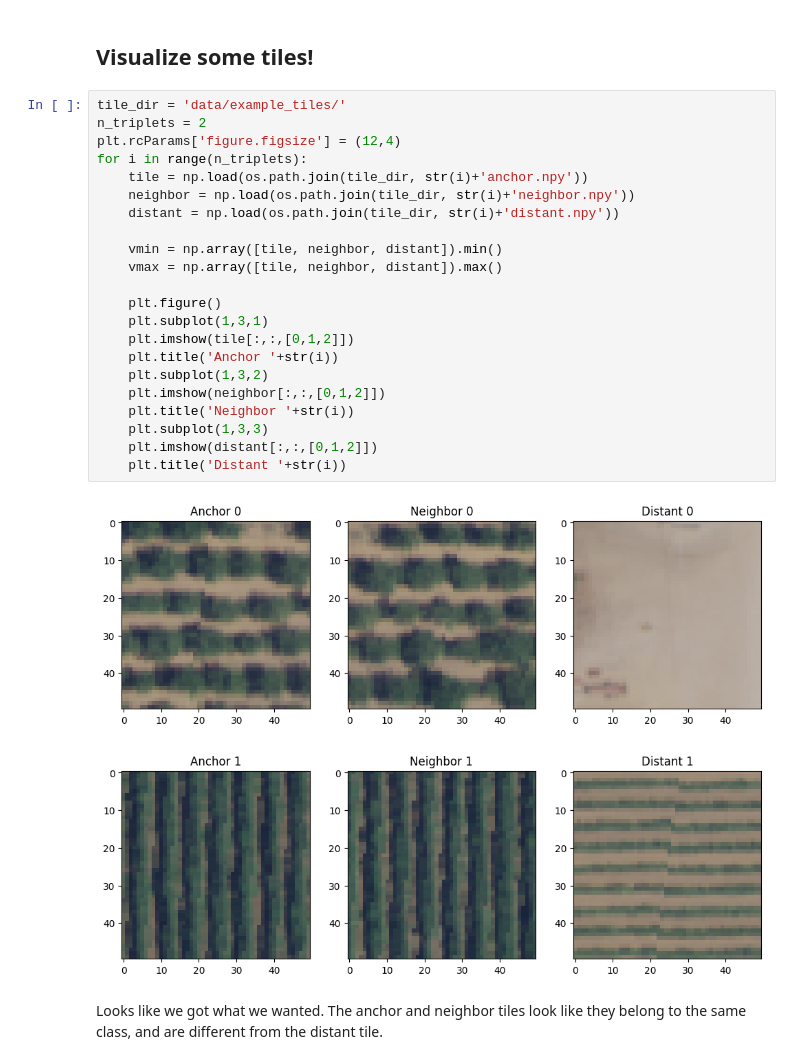
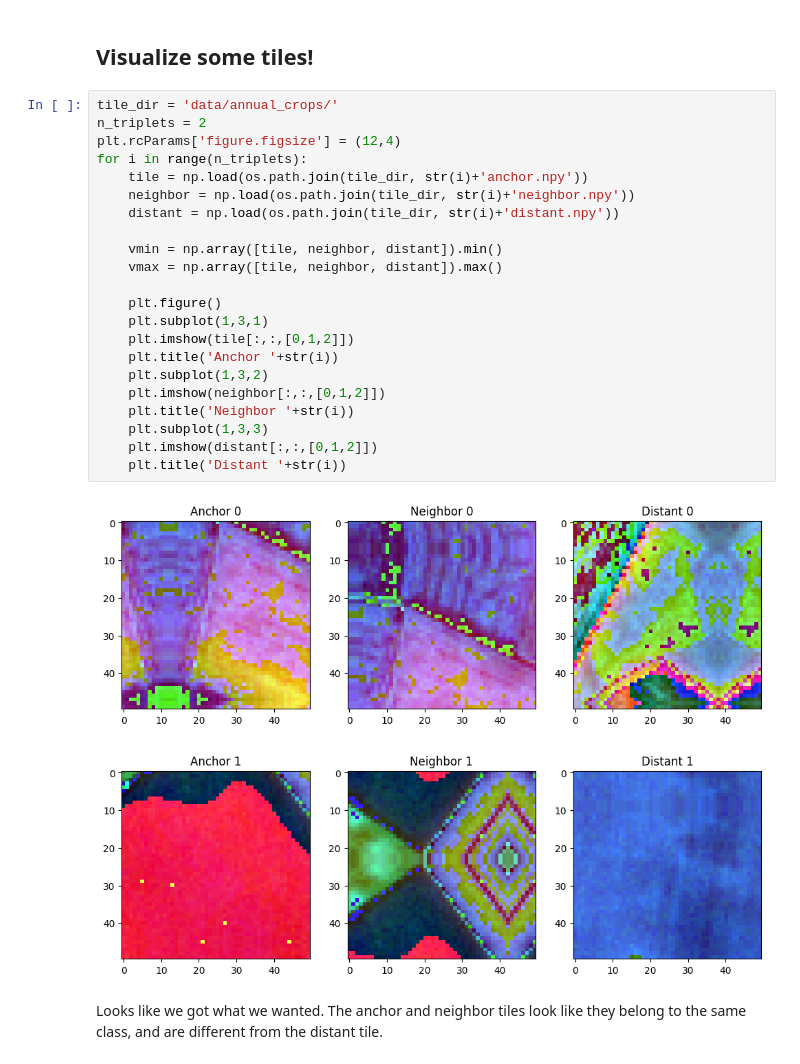
Before and after one commit to Fersoil/tile2vec, a Jupyter notebook: Example 1 - Sampling triplets.ipynb, the cells around one changed output. Drawn from its saved outputs; the diff is of its cells as text.

```diff
--- a/Example 1 - Sampling triplets.ipynb
+++ b/Example 1 - Sampling triplets.ipynb
@@ -73,29 +77,29 @@ Sampling image 0.tif
 # %% [markdown]
 ## Visualize some tiles!
 # %%
-tile_dir = 'data/example_tiles/'
+tile_dir = 'data/annual_crops/'
 n_triplets = 2
 plt.rcParams['figure.figsize'] = (12,4)
 for i in range(n_triplets):
     tile = np.load(os.path.join(tile_dir, str(i)+'anchor.npy'))
     neighbor = np.load(os.path.join(tile_dir, str(i)+'neighbor.npy'))
     distant = np.load(os.path.join(tile_dir, str(i)+'distant.npy'))
 
     vmin = np.array([tile, neighbor, distant]).min()
     vmax = np.array([tile, neighbor, distant]).max()
 
     plt.figure()
     plt.subplot(1,3,1)
     plt.imshow(tile[:,:,[0,1,2]])
     plt.title('Anchor '+str(i))
     plt.subplot(1,3,2)
     plt.imshow(neighbor[:,:,[0,1,2]])
     plt.title('Neighbor '+str(i))
     plt.subplot(1,3,3)
     plt.imshow(distant[:,:,[0,1,2]])
     plt.title('Distant '+str(i))
 # %% [output]
-[figure, old version]
+[figure, new version]
-[figure, old version]
+[figure, new version]
 # %% [markdown]
 Looks like we got what we wanted. The anchor and neighbor tiles look like they belong to the same class, and are different from the distant tile.
```
Also changed, not shown: parts of 2 cells of this notebook, 1 other file.
